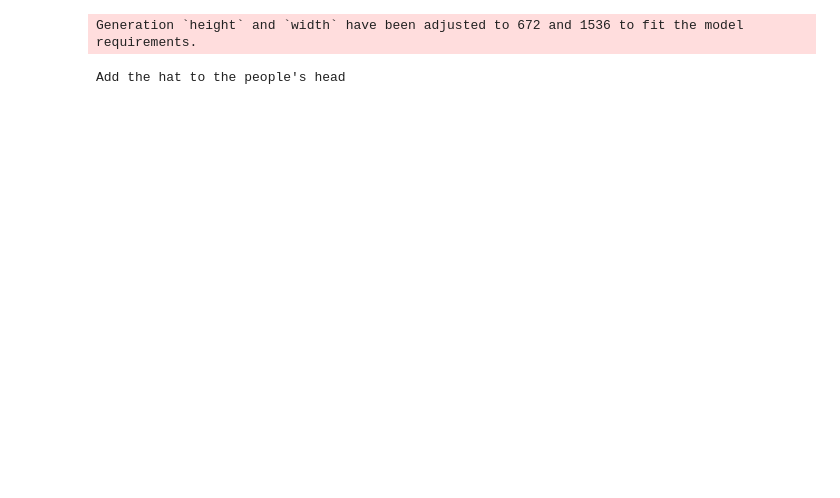
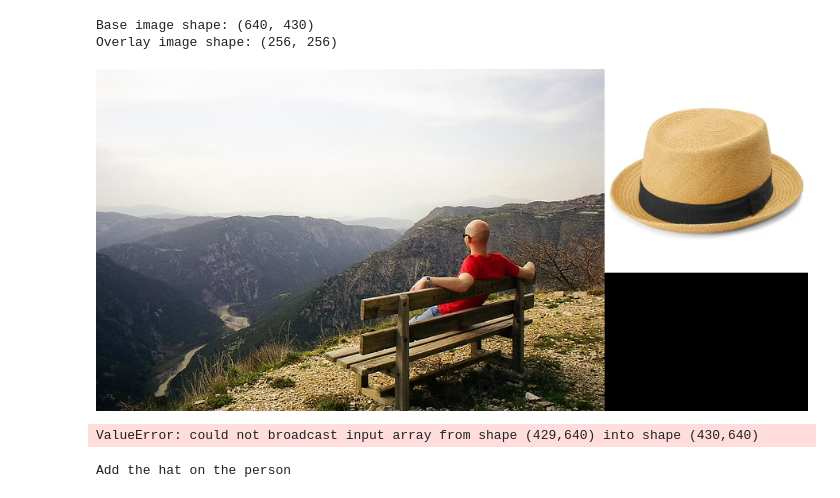
Before and after one commit to ciodar/qwen-synthetic-augmentation, a Jupyter notebook: demo.ipynb, the cells around one changed output. Cells and saved outputs as stored; diff of their text form; code cells hidden in the pictures; blank space fills up the shorter version.

```diff
--- a/demo.ipynb
+++ b/demo.ipynb
@@ -84,41 +97,50 @@ You set `add_prefix_space`. The tokenizer needs to be converted from the slow to
+# %%
+base_image = load_image(img['flickr_url'])
+print(f"Base image shape: {base_image.width, base_image.height}")
+overlay_image = load_image('examples/images/hat.png')
+print(f"Overlay image shape: {overlay_image.width, overlay_image.height}")
+# mask_image=Image.open(pl.Path(input_path).parent.joinpath(input_path.stem + "_mask" + input_path.suffix))
+
+# Combine base_image and overlay_image
+width = base_image.width + overlay_image.width
+height = max(base_image.height, overlay_image.height)
+# print(base_image.width, base_image.height, overlay_image.width, overlay_image.height, width, height)
+full_image = Image.new("RGB", (width, height))
+full_image.paste(base_image, (0, 0))
+# TODO: Add padding, center overlay
+full_image.paste(overlay_image, (base_image.width, 0))
+display(full_image)
+# %% [output]
+Base image shape: (640, 430)
+Overlay image shape: (256, 256)
+[figure, added]
+# %%
+full_mask = np.zeros(shape=(height, width))
+full_mask[:base_image.height,:base_image.width] = mask
+plt.imshow(full_mask)
+# %% [output]
+ValueError: could not broadcast input array from shape (429,640) into shape (430,640)
 # %%
-# image = Image.open("examples/images/input.jpg").convert("RGB")
-
-base_image = image.convert("RGB")
-overlay_image = Image.open('examples/images/hat.png').convert("RGB")
-# mask_image=Image.open(pl.Path(input_path).parent.joinpath(input_path.stem + "_mask" + input_path.suffix))
-
-# Combine base_image and overlay_image
-width = base_image.width + overlay_image.width
-height = max(base_image.height, overlay_image.height)
-# print(base_image.width, base_image.height, overlay_image.width, overlay_image.height, width, height)
-image = Image.new("RGB", (width, height))
-image.paste(base_image, (0, 0))
-# TODO: Add padding, center overlay
-image.paste(overlay_image, (base_image.width, 0))
-
-# mask_image = Image.open(overlay_path).convert("RGB")
-prompt = 'Add the hats to the people\'s head'
+prompt = 'Add the hat on the person'
 print(prompt)
 # Compose base image and overlay
 
 inputs = {
-    "image": image,
+    "image": full_image,
     "prompt": prompt,
-    "generator": torch.manual_seed(0),
     "true_cfg_scale": 4.0,
     "negative_prompt": " ",
     "num_inference_steps": 50,
-    "width": base_image.width,
-    "height": base_image.height,
-    "mask_image": mask
+    "width": full_image.width,
+    "height": full_image.height,
+    # "mask_image": full_mask
 }
 
 with torch.inference_mode():
     output = pipeline(**inputs)
     output_image = output.images[0]
-    output_image.save('output/example1.jpg')
+    output_image = output_image.crop(box=(0,0,base_image.width, base_image.height))
+    output_image.save(f'output/{img_ids[0]}.jpg')
     # print("image saved at", output_path)
 # %% [output]
-Generation `height` and `width` have been adjusted to 672 and 1536 to fit the model requirements.
+Add the hat on the person
-Add the hat to the people's head
```
Also changed, not shown: parts of 8 cells of this notebook, 9 other files.
